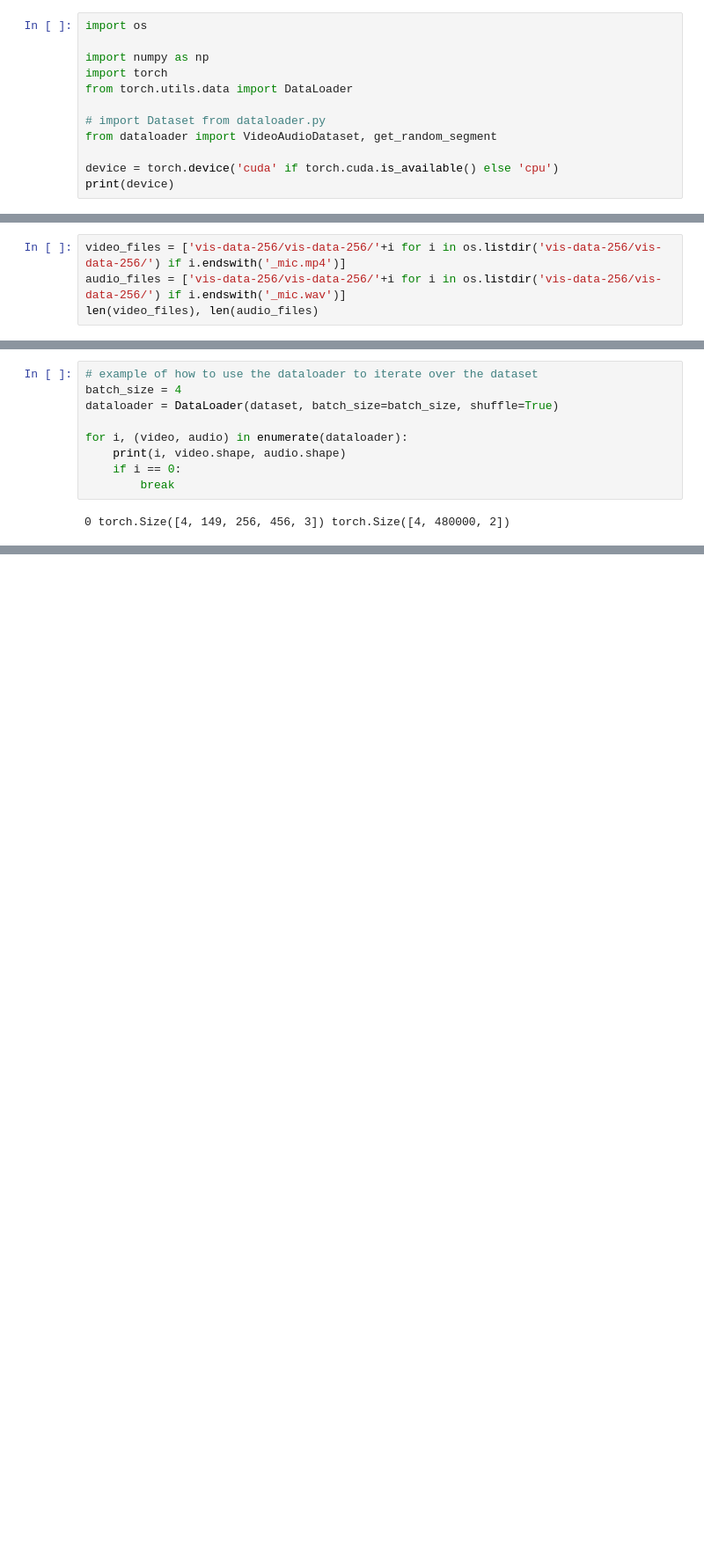
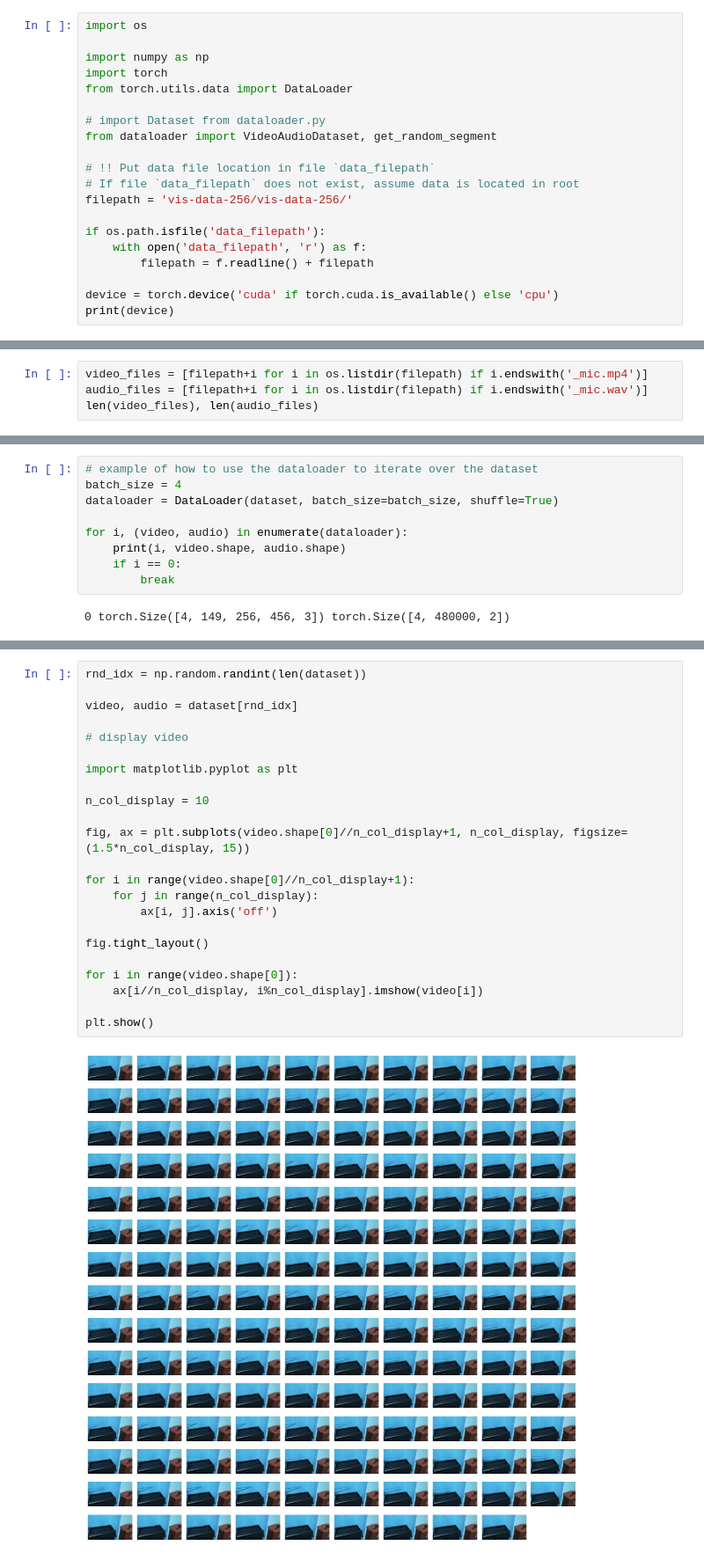
Before and after one commit to GeorgeEfstathiadis/Visually-Indicated-Sounds, a Jupyter notebook: main.ipynb, the cells around one changed output, grey strips where cells are left out. Shown: that part at 88% size. Saved outputs shown, nothing was run; the diff lists cells and outputs as text; blank space fills up the shorter version.

Commit message:
added display cell

```diff
--- a/main.ipynb
+++ b/main.ipynb
@@ -8,6 +8,14 @@ from torch.utils.data import DataLoader
 # import Dataset from dataloader.py
 from dataloader import VideoAudioDataset, get_random_segment
 
+# !! Put data file location in file `data_filepath`
+# If file `data_filepath` does not exist, assume data is located in root
+filepath = 'vis-data-256/vis-data-256/'
+
+if os.path.isfile('data_filepath'):
+    with open('data_filepath', 'r') as f:
+        filepath = f.readline() + filepath
+
 device = torch.device('cuda' if torch.cuda.is_available() else 'cpu')
 print(device)
 # %% [output]
@@ -15,6 +27,6 @@ cuda
 # %%
-video_files = ['vis-data-256/vis-data-256/'+i for i in os.listdir('vis-data-256/vis-data-256/') if i.endswith('_mic.mp4')]
-audio_files = ['vis-data-256/vis-data-256/'+i for i in os.listdir('vis-data-256/vis-data-256/') if i.endswith('_mic.wav')]
+video_files = [filepath+i for i in os.listdir(filepath) if i.endswith('_mic.mp4')]
+audio_files = [filepath+i for i in os.listdir(filepath) if i.endswith('_mic.wav')]
 len(video_files), len(audio_files)
 # %% [output]
 (977, 977)
@@ -42,0 +59,25 @@ for i, (video, audio) in enumerate(dataloader):
+# %%
+rnd_idx = np.random.randint(len(dataset))
+
+video, audio = dataset[rnd_idx]
+
+# display video
+
+import matplotlib.pyplot as plt
+
+n_col_display = 10
+
+fig, ax = plt.subplots(video.shape[0]//n_col_display+1, n_col_display, figsize=(1.5*n_col_display, 15))
+
+for i in range(video.shape[0]//n_col_display+1):
+    for j in range(n_col_display):
+        ax[i, j].axis('off')
+
+fig.tight_layout()
+
+for i in range(video.shape[0]):
+    ax[i//n_col_display, i%n_col_display].imshow(video[i])
+
+plt.show()
+# %% [output]
+[figure, added]
```
Also changed, not shown: parts of 2 cells of this notebook.
